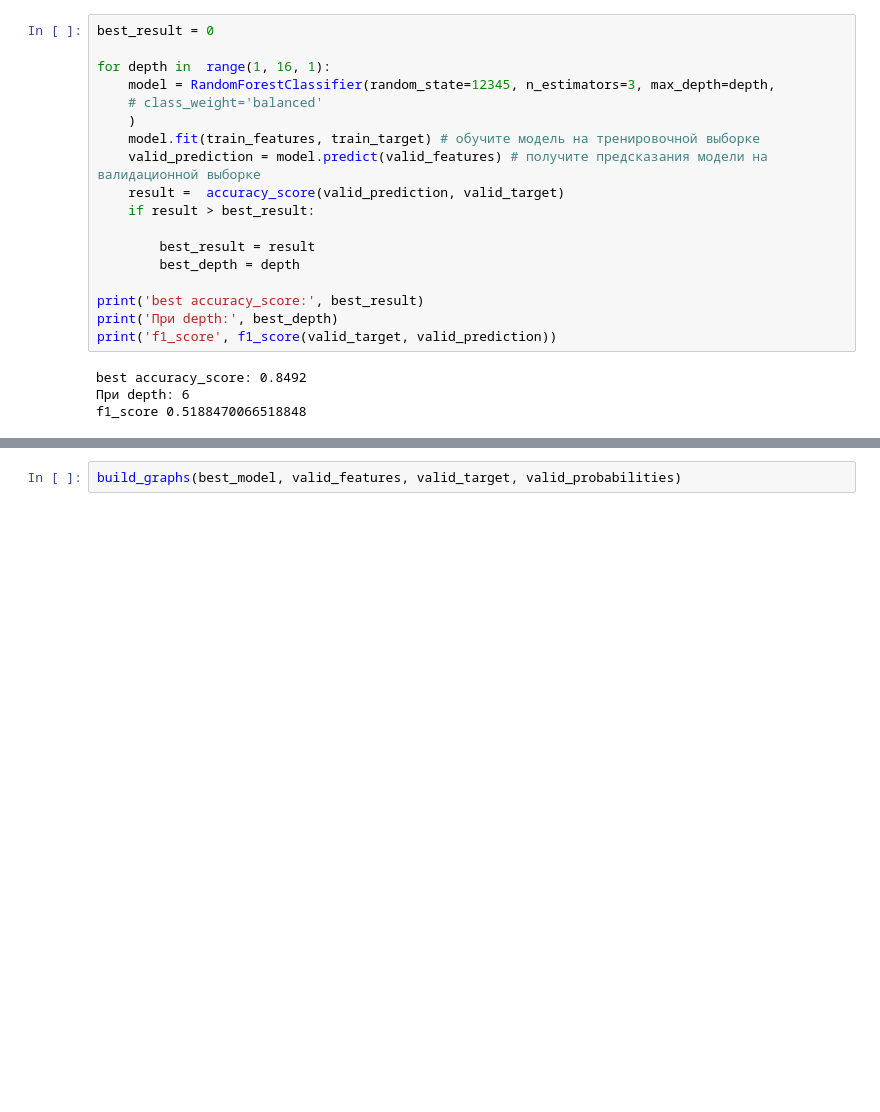
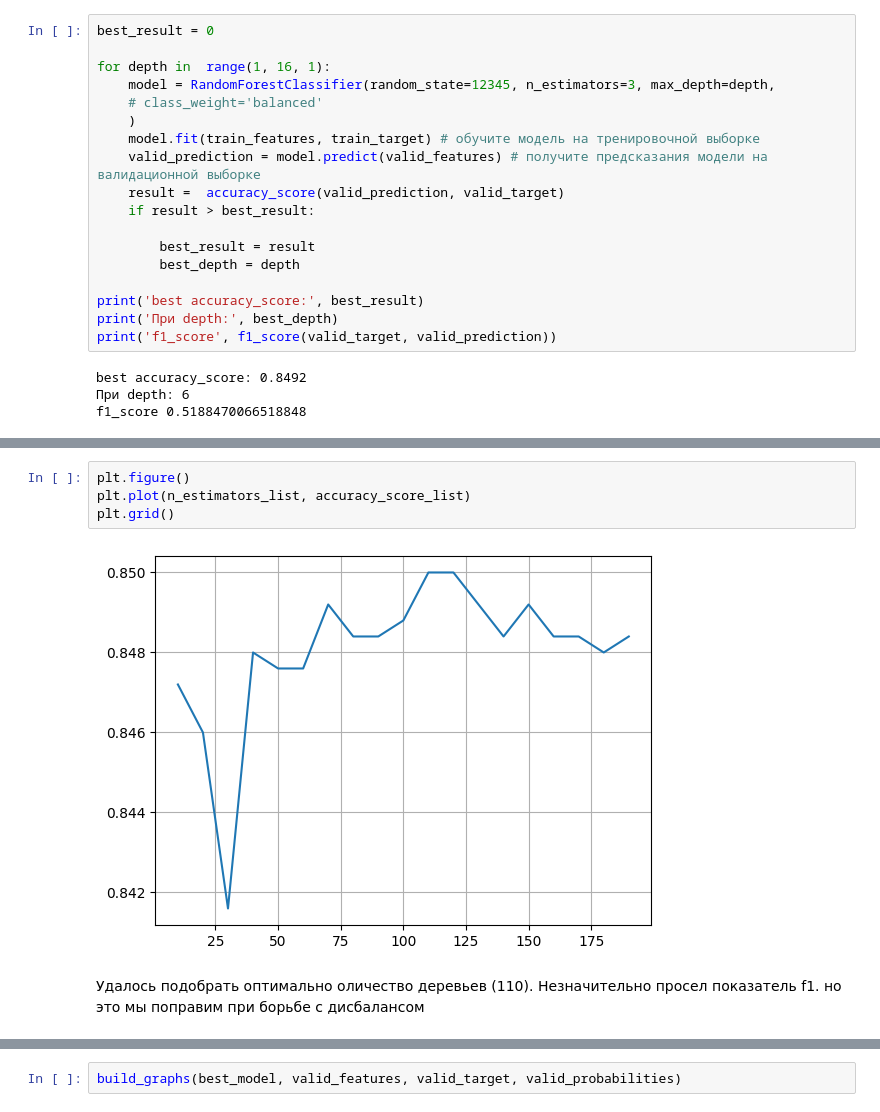
Before and after one commit to Shurick-G/practicum, a Jupyter notebook: churn/Churn_predict.ipynb, the cells around one changed output, grey strips where cells are left out. Cells and saved outputs as stored; diff of their text form; blank space fills up the shorter version.

```diff
--- a/churn/Churn_predict.ipynb
+++ b/churn/Churn_predict.ipynb
@@ -340,3 +426,11 @@ best accuracy_score: 0.8492
+# %%
+plt.figure()
+plt.plot(n_estimators_list, accuracy_score_list)
+plt.grid()
+# %% [output]
+[figure, added]
+# %% [markdown]
+Удалось подобрать оптимально оличество деревьев (110). Незначительно просел показатель f1. но это мы поправим при борьбе с дисбалансом
 # %%
 %%time
 valid_prediction = best_model.predict(valid_features)
```
Also changed, not shown: parts of 81 cells of this notebook.
